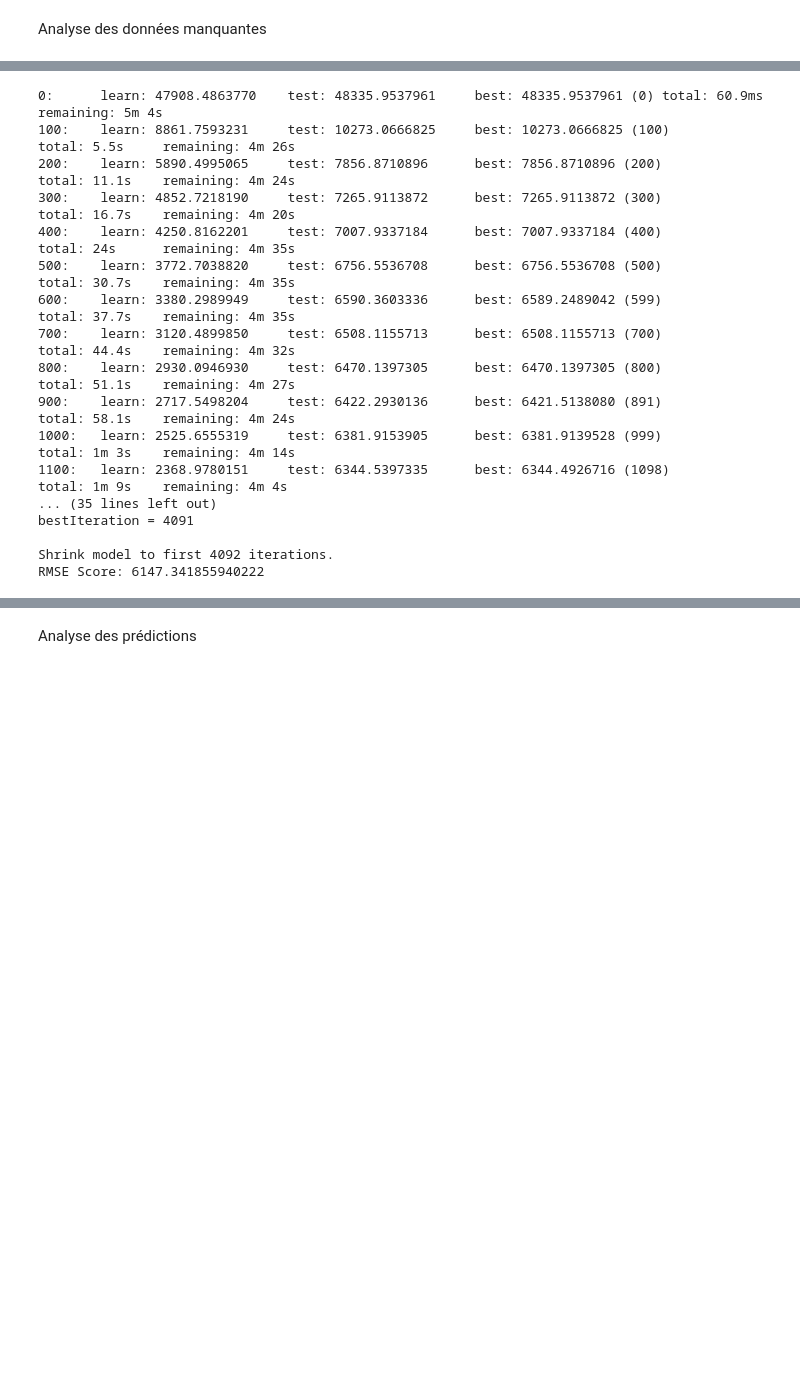
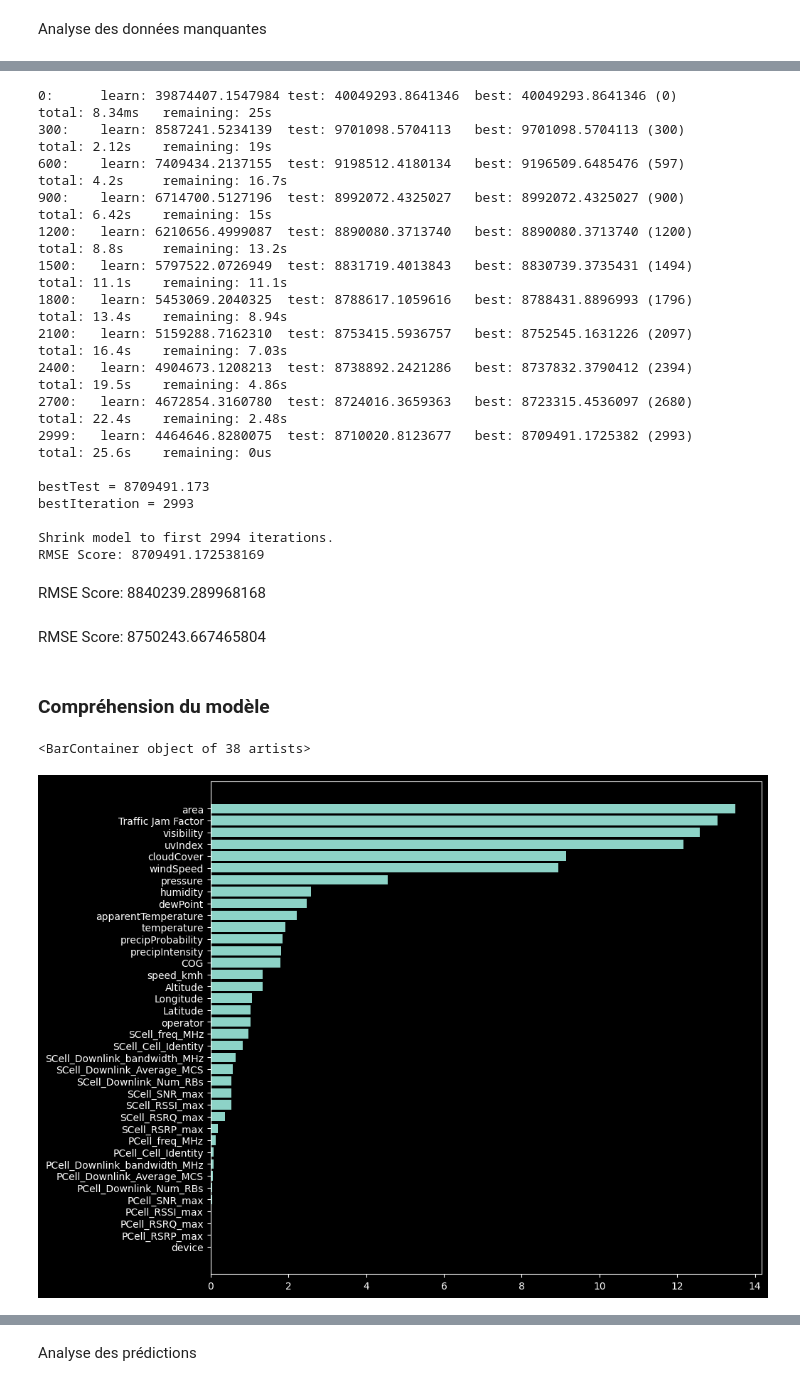
Before and after one commit to justekouassi/QoS-Prediction-Challenge, a Jupyter notebook: QoS_Prediction.ipynb, the cells around one changed output, grey strips where cells are left out. Drawn from its saved outputs; the diff is of its cells as text; code cells hidden in the pictures; blank space fills up the shorter version.

```diff
--- a/QoS_Prediction.ipynb
+++ b/QoS_Prediction.ipynb
@@ -214,23 +275,37 @@ X_train, X_test, y_train, y_test = train_test_split(X, y, test_size = 0.3, rando
 # %%
-model = CB
-model.fit(X_train, y_train, eval_set=[(X_test, y_test)], verbose=100)
-y_pred = model.predict(X_test)
-print(f'RMSE Score: {rmse(y_test, y_pred)}')
+CB = CatBoostRegressor(**params)
+model_cb = CB
+model_cb.fit(X_train, y_train, eval_set=[(X_test, y_test)], verbose=300)
+y_pred_cb = model_cb.predict(X_test)
+print(f'RMSE Score: {rmse(y_test, y_pred_cb)}')
 # %% [output]
-0:      learn: 47908.4863770    test: 48335.9537961     best: 48335.9537961 (0) total: 60.9ms   remaining: 5m 4s
-100:    learn: 8861.7593231     test: 10273.0666825     best: 10273.0666825 (100)       total: 5.5s     remaining: 4m 26s
-200:    learn: 5890.4995065     test: 7856.8710896      best: 7856.8710896 (200)        total: 11.1s    remaining: 4m 24s
-300:    learn: 4852.7218190     test: 7265.9113872      best: 7265.9113872 (300)        total: 16.7s    remaining: 4m 20s
-400:    learn: 4250.8162201     test: 7007.9337184      best: 7007.9337184 (400)        total: 24s      remaining: 4m 35s
-500:    learn: 3772.7038820     test: 6756.5536708      best: 6756.5536708 (500)        total: 30.7s    remaining: 4m 35s
-600:    learn: 3380.2989949     test: 6590.3603336      best: 6589.2489042 (599)        total: 37.7s    remaining: 4m 35s
-700:    learn: 3120.4899850     test: 6508.1155713      best: 6508.1155713 (700)        total: 44.4s    remaining: 4m 32s
-800:    learn: 2930.0946930     test: 6470.1397305      best: 6470.1397305 (800)        total: 51.1s    remaining: 4m 27s
-900:    learn: 2717.5498204     test: 6422.2930136      best: 6421.5138080 (891)        total: 58.1s    remaining: 4m 24s
-1000:   learn: 2525.6555319     test: 6381.9153905      best: 6381.9139528 (999)        total: 1m 3s    remaining: 4m 14s
-1100:   learn: 2368.9780151     test: 6344.5397335      best: 6344.4926716 (1098)       total: 1m 9s    remaining: 4m 4s
-... (35 lines left out)
-bestIteration = 4091
+0:      learn: 39874407.1547984 test: 40049293.8641346  best: 40049293.8641346 (0)      total: 8.34ms   remaining: 25s
+300:    learn: 8587241.5234139  test: 9701098.5704113   best: 9701098.5704113 (300)     total: 2.12s    remaining: 19s
+600:    learn: 7409434.2137155  test: 9198512.4180134   best: 9196509.6485476 (597)     total: 4.2s     remaining: 16.7s
+900:    learn: 6714700.5127196  test: 8992072.4325027   best: 8992072.4325027 (900)     total: 6.42s    remaining: 15s
+1200:   learn: 6210656.4999087  test: 8890080.3713740   best: 8890080.3713740 (1200)    total: 8.8s     remaining: 13.2s
+1500:   learn: 5797522.0726949  test: 8831719.4013843   best: 8830739.3735431 (1494)    total: 11.1s    remaining: 11.1s
+1800:   learn: 5453069.2040325  test: 8788617.1059616   best: 8788431.8896993 (1796)    total: 13.4s    remaining: 8.94s
+2100:   learn: 5159288.7162310  test: 8753415.5936757   best: 8752545.1631226 (2097)    total: 16.4s    remaining: 7.03s
+2400:   learn: 4904673.1208213  test: 8738892.2421286   best: 8737832.3790412 (2394)    total: 19.5s    remaining: 4.86s
+2700:   learn: 4672854.3160780  test: 8724016.3659363   best: 8723315.4536097 (2680)    total: 22.4s    remaining: 2.48s
+2999:   learn: 4464646.8280075  test: 8710020.8123677   best: 8709491.1725382 (2993)    total: 25.6s    remaining: 0us
 
-Shrink model to first 4092 iterations.
-RMSE Score: 6147.341855940222
+bestTest = 8709491.173
+bestIteration = 2993
+
+Shrink model to first 2994 iterations.
+RMSE Score: 8709491.172538169
+# %% [markdown]
+RMSE Score: 8840239.289968168
+# %% [markdown]
+RMSE Score: 8750243.667465804
+# %% [markdown]
+### Compréhension du modèle
+# %%
+plt.figure(figsize=(10,9))
+model = model_cb
+plt.barh(X_test.columns.to_list(), pd.Series(model.feature_importances_).sort_values())
+# %% [output]
+<BarContainer object of 38 artists>
+[figure, added]
```
Also changed, not shown: parts of 31 cells of this notebook, 6 other files.
